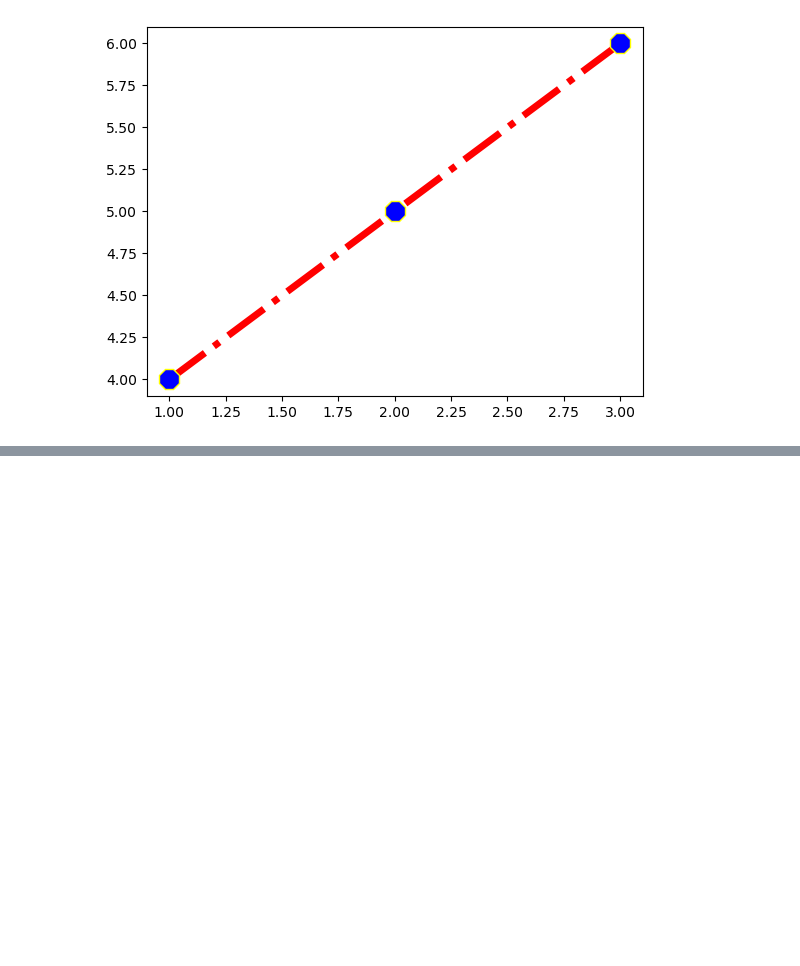
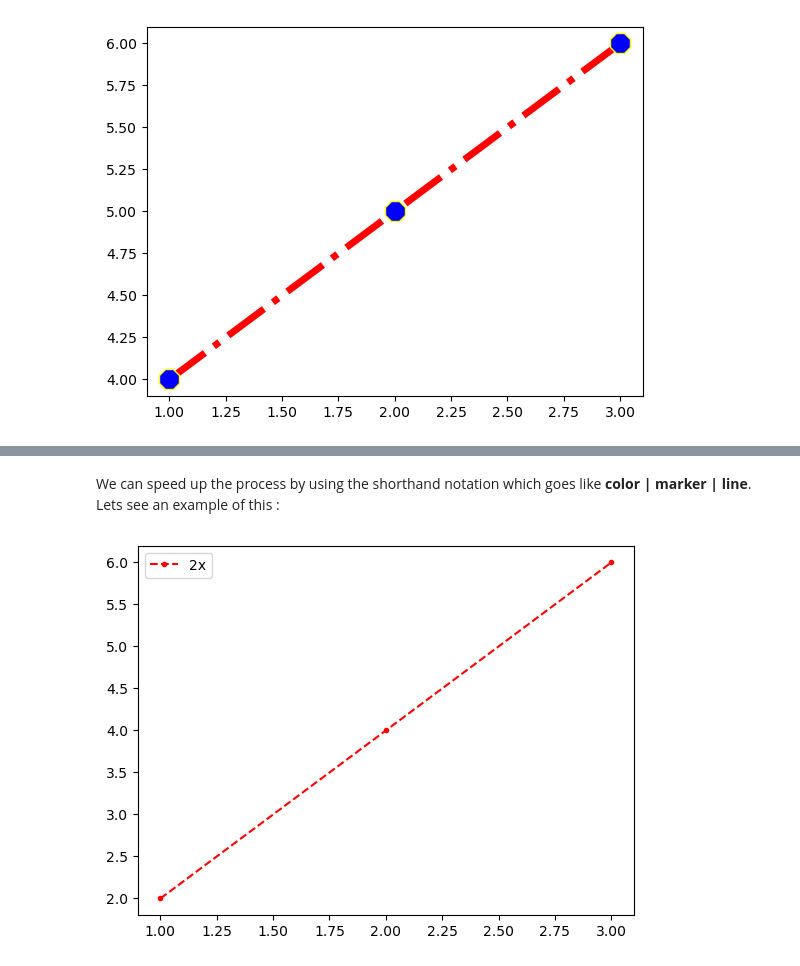
Before and after one commit to codeefy/Python-For-Data-Science, a Jupyter notebook: Matplotlib.ipynb, the cells around one changed output, grey strips where cells are left out. Drawn from its saved outputs; the diff is of its cells as text; code cells hidden in the pictures; blank space fills up the shorter version.

Commit message:
drawing st line

```diff
--- a/Matplotlib.ipynb
+++ b/Matplotlib.ipynb
@@ -29,0 +52,10 @@ plt.show() #Shows the plot to the user.
+# %% [markdown]
+We can speed up the process by using the shorthand notation which goes like **color | marker | line**. Lets see an example of this :
+# %%
+x = [1,2,3]
+y = [2,4,6]
+plt.plot(x, y, 'r.--', label="2x" )
+plt.legend()
+plt.show()
+# %% [output]
+[figure, added]
```
Also changed, not shown: parts of 4 cells of this notebook.
